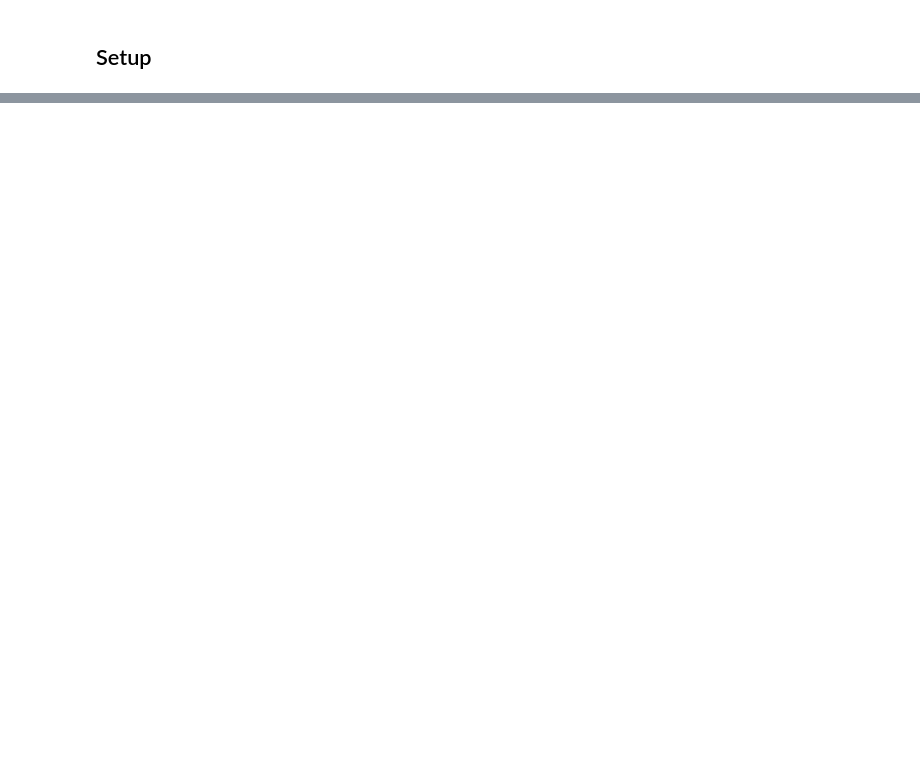
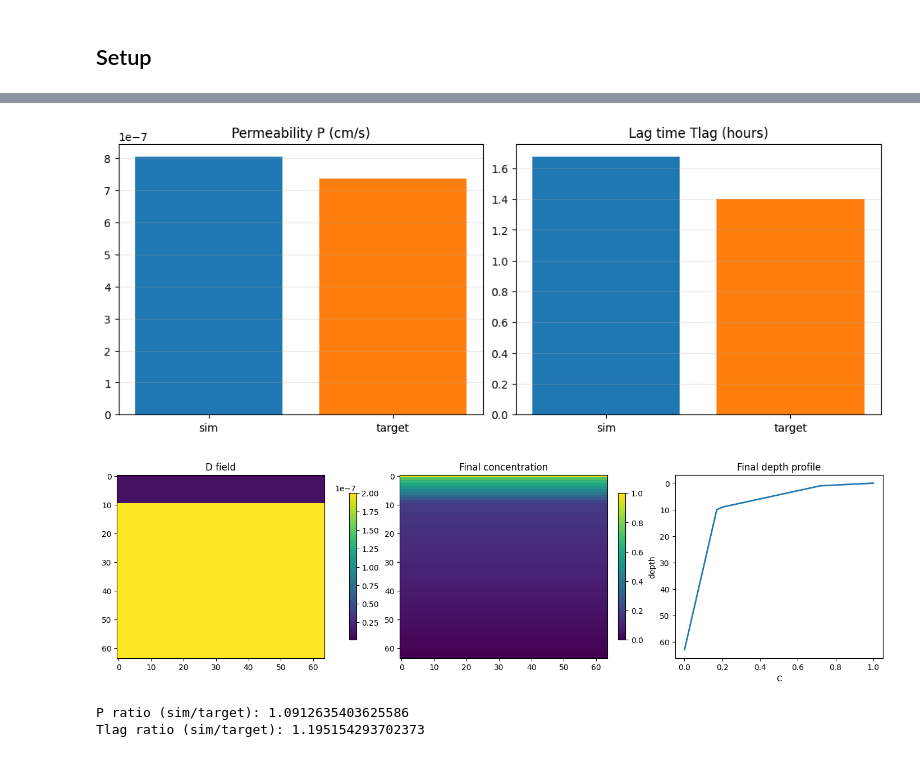
Before and after one commit to NathanWalash/COMP3931_IndividualProject, a Jupyter notebook: notebooks/04_literature_compare_lidocaine.ipynb, the cells around one changed output, grey strips where cells are left out. Cells and saved outputs as stored; diff of their text form; code cells hidden in the pictures; blank space fills up the shorter version.

```diff
--- a/notebooks/04_literature_compare_lidocaine.ipynb
+++ b/notebooks/04_literature_compare_lidocaine.ipynb
@@ -65,0 +80,45 @@ Tlag_target (hours): 1.401
+# %%
+# show P and Tlag in separate charts for clear scale
+fig, axes = plt.subplots(1, 2, figsize=(10, 4), constrained_layout=True)
+
+axes[0].bar(['sim', 'target'], [P_sim, P_target], color=['tab:blue', 'tab:orange'])
+axes[0].set_title('Permeability P (cm/s)')
+axes[0].grid(axis='y', alpha=0.3)
+
+axes[1].bar(['sim', 'target'], [Tlag_sim_h, Tlag_target_h], color=['tab:blue', 'tab:orange'])
+axes[1].set_title('Lag time Tlag (hours)')
+axes[1].grid(axis='y', alpha=0.3)
+
+plt.show()
+
+# show field context
+fig, axes = plt.subplots(1, 3, figsize=(14, 4), constrained_layout=True)
+
+im1 = axes[0].imshow(D_field, origin='upper', aspect='auto')
+axes[0].set_title('D field')
+fig.colorbar(im1, ax=axes[0], shrink=0.8)
+
+im2 = axes[1].imshow(C_snap[-1], origin='upper', aspect='auto')
+axes[1].set_title('Final concentration')
+fig.colorbar(im2, ax=axes[1], shrink=0.8)
+
+profile = C_snap[-1].mean(axis=1)
+axes[2].plot(profile, np.arange(profile.size), lw=2)
+axes[2].invert_yaxis()
+axes[2].set_title('Final depth profile')
+axes[2].set_xlabel('C')
+axes[2].set_ylabel('depth')
+
+plt.show()
+
+# print ratios
+if P_target not in [None, 0]:
+    print('P ratio (sim/target):', P_sim / P_target)
+
+if Tlag_target_h not in [None, 0] and Tlag_sim_h is not None:
+    print('Tlag ratio (sim/target):', Tlag_sim_h / Tlag_target_h)
+# %% [output]
+[figure, added]
+[figure, added]
+P ratio (sim/target): 1.0912635403625586
+Tlag ratio (sim/target): 1.195154293702373
```
Also changed, not shown: parts of 10 cells of this notebook, 13 other files.
